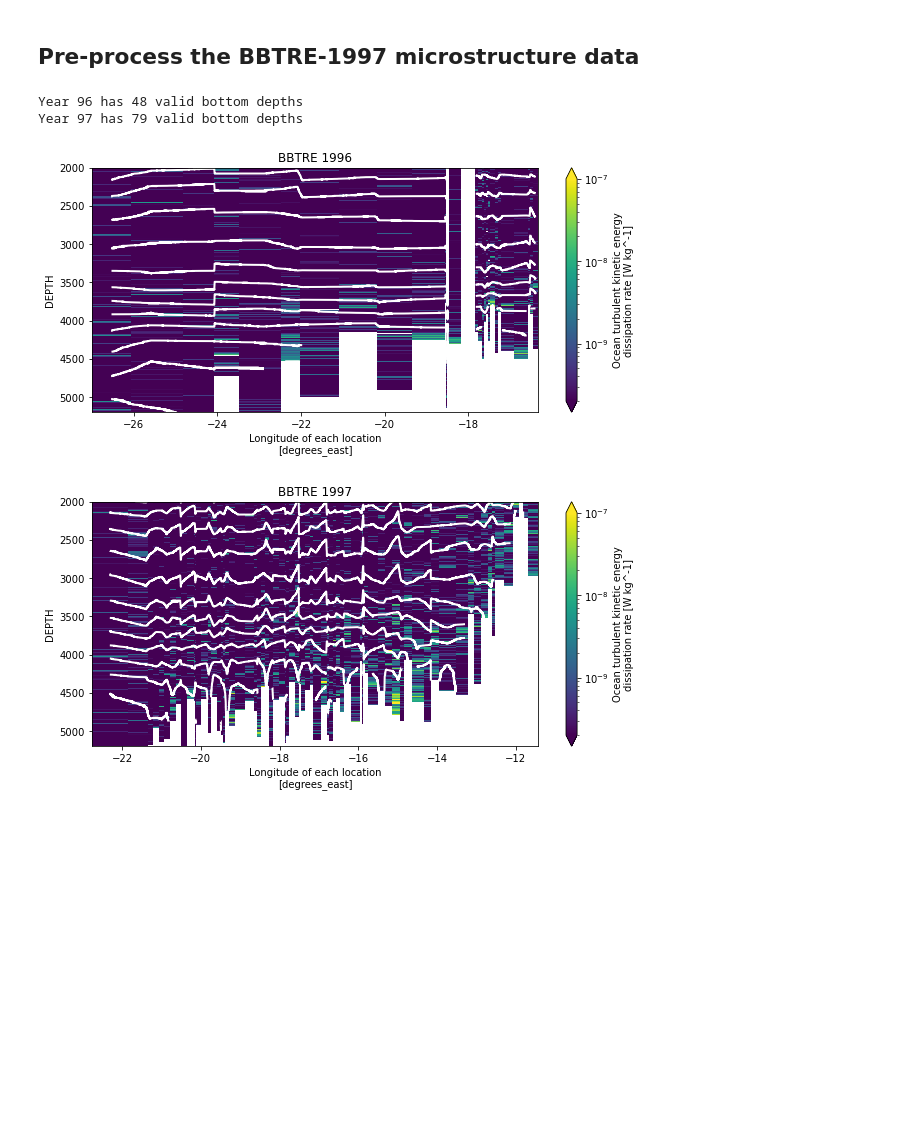
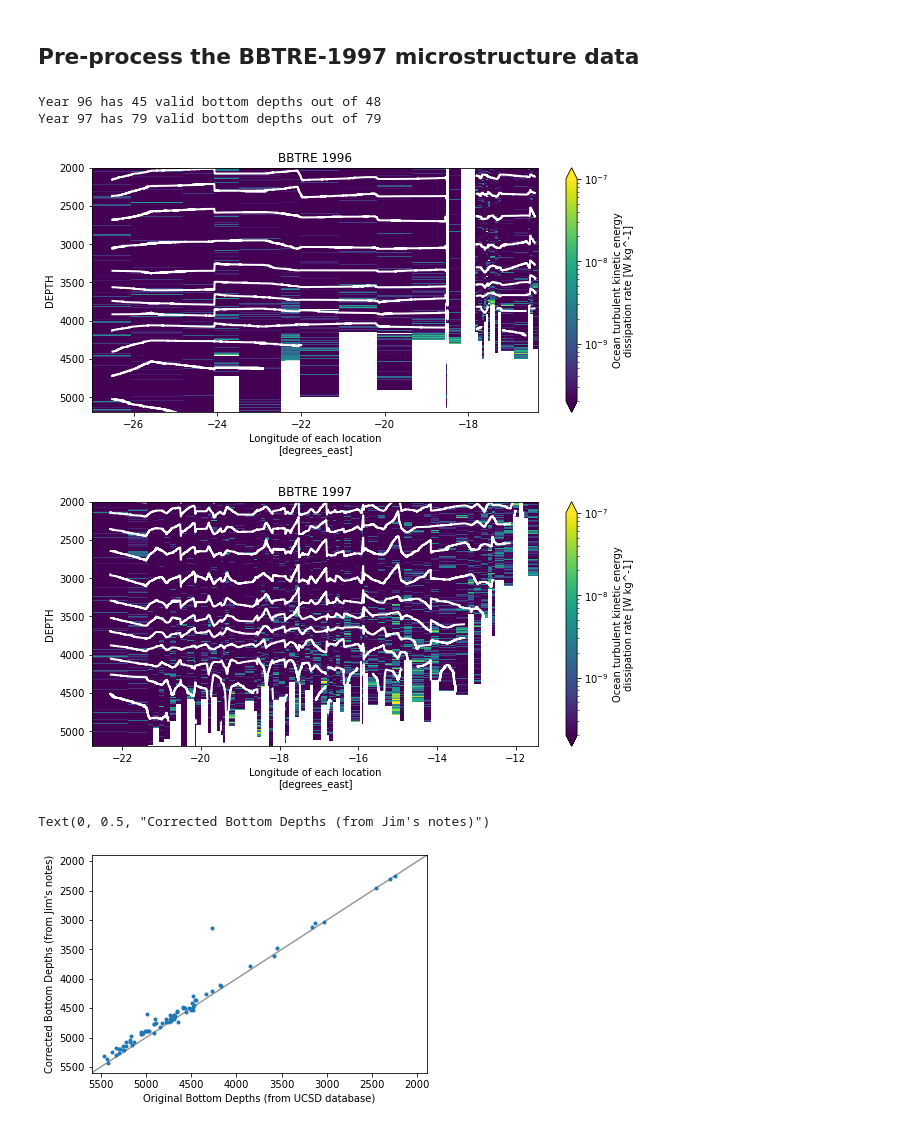
Before and after one commit to hdrake/sim-bbtre, a Jupyter notebook: notebooks/pre-processing/pre_process_BBTRE_hydrography.ipynb, the cells around one changed output. Drawn from its saved outputs; the diff is of its cells as text; code cells hidden in the pictures; blank space fills up the shorter version.

```diff
--- a/notebooks/pre-processing/pre_process_BBTRE_hydrography.ipynb
+++ b/notebooks/pre-processing/pre_process_BBTRE_hydrography.ipynb
@@ -173,12 +184,21 @@ def preprocess(ds):
     index = ~np.isnan(ds.DEPTH)
     ds = ds.isel(DEPTH=index)
 
-    ds = ds.expand_dims({'CAST': [np.int64(ds.attrs['cast_number'])]})
-
-    DEPTH = xr.DataArray(np.arange(2000.,6500., 1.), coords={'DEPTH': np.arange(2000.,6500., 1.)}, dims=['DEPTH'])
+    c = np.int64(ds.attrs['cast_number'])
+    ds = ds.expand_dims({'CAST': [c]})
     ds = assign_coords(ds)
 
+    # Apply fill value to mask bad values
+    ds['BOT_DEPTH'] = ds['BOT_DEPTH'].where(ds['BOT_DEPTH']!=-99.)
+    ds["BOT_DEPTH_UCSD"] = ds['BOT_DEPTH'].copy()
+
+    jims_note = jims_notes[jims_notes["HRP no."] == c]
+    if ~np.isnan(jims_note["Min. HAB"].values[0]):
+        ds['max_depth'] = (ds["DEPTH"].where(~np.isnan(ds["EPSILON"]))).max("DEPTH")
+        ds['BOT_DEPTH'] = ds['max_depth'] + jims_note["Min. HAB"]
+
     ## SHOULD BE BINNED AVERAGES, NOT INTERPOLATION. I THINK THIS SHOULD BE EASY WITH XHISTOGRAM
+    DEPTH = xr.DataArray(np.arange(2000.,6500., 1.), coords={'DEPTH': np.arange(2000.,6500., 1.)}, dims=['DEPTH'])
     ds = ds.interp(DEPTH=DEPTH)
     return ds
 # %%
@@ -188,7 +208,8 @@ for year in ["96", "97"]:
     microstructure = xr.open_mfdataset(f"../../data/bbtre{year}_microstructure/bbtre*.nc", preprocess=preprocess, combine='by_coords')
     microstructure = microstructure.isel(CAST = (microstructure["LONGITUDE"] >= -27))
     N = np.sum(~np.isnan(microstructure["BOT_DEPTH"])).values
-    print(f"Year {year} has {N} valid bottom depths")
+    Nt = microstructure["BOT_DEPTH"].size
+    print(f"Year {year} has {N} valid bottom depths out of {Nt}")
 
     plt.figure(figsize=(10,4.5))
     σ4 = gsw.sigma4(microstructure['PSAL'], gsw.CT_from_t(microstructure['PSAL'], microstructure['TEMPERATURE'], microstructure['PRESSURE']))
@@ -201,7 +222,17 @@ for year in ["96", "97"]:
 
     microstructure.to_netcdf(f"../../data/BBTRE{year}_microstructure_full.nc")
 # %% [output]
-Year 96 has 48 valid bottom depths
-Year 97 has 79 valid bottom depths
+Year 96 has 45 valid bottom depths out of 48
+Year 97 has 79 valid bottom depths out of 79
 [figure]
 [figure]
+# %%
+plt.plot([0, 10000], [0, 10000], "k-", alpha=0.4)
+plt.plot(microstructure['BOT_DEPTH_UCSD'], microstructure['BOT_DEPTH'], ".", label="UCSD Microstructure")
+plt.ylim(5600, 1900)
+plt.xlim(5600, 1900)
+plt.xlabel("Original Bottom Depths (from UCSD database)")
+plt.ylabel("Corrected Bottom Depths (from Jim's notes)")
+# %% [output]
+Text(0, 0.5, "Corrected Bottom Depths (from Jim's notes)")
+[figure, added]
```
Also changed, not shown: parts of 7 cells of this notebook, 14 other files.
